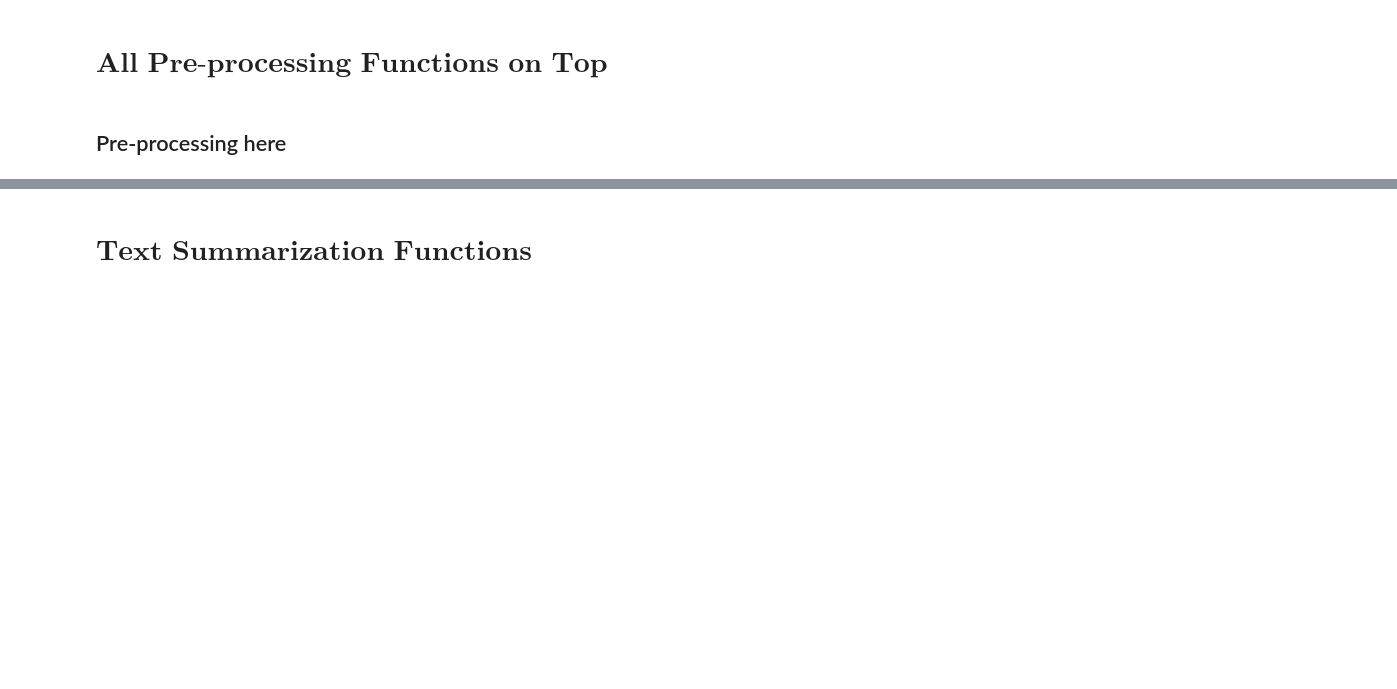
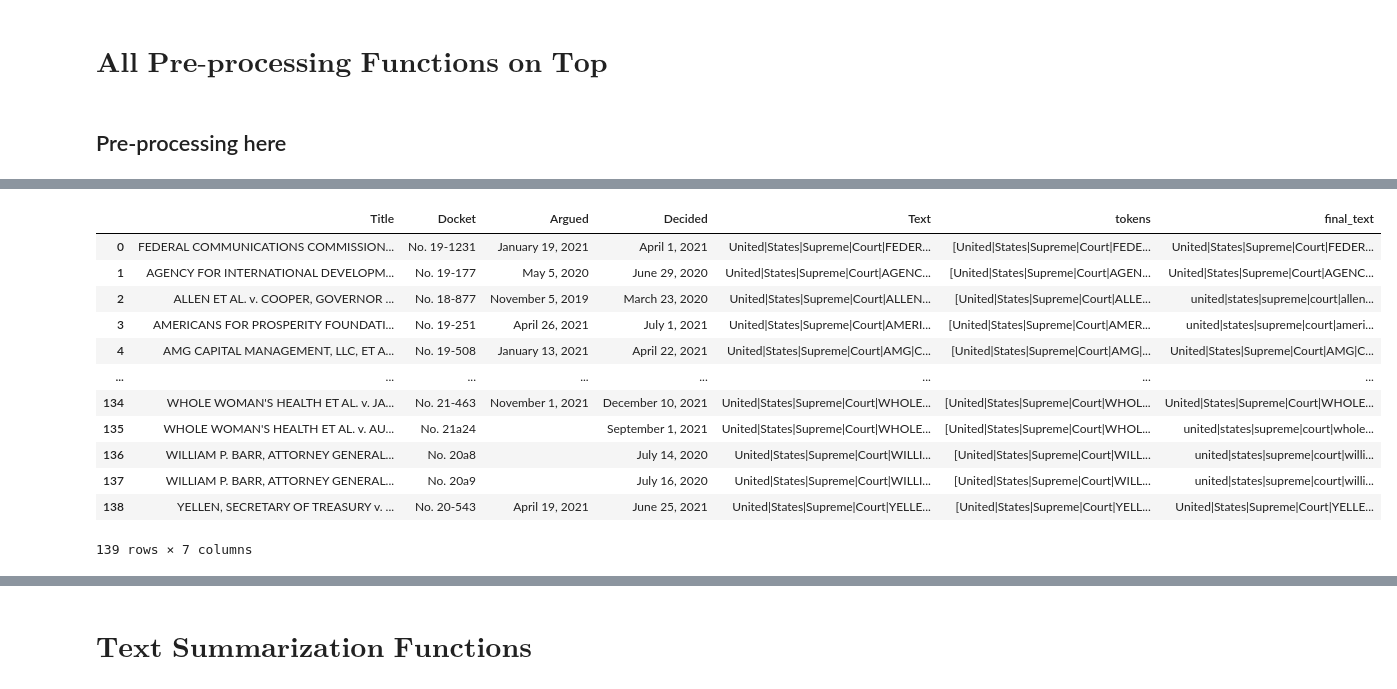
Before and after one commit to yufei-pan/Similar_legal_document_retrieval, a Jupyter notebook: pipeline_utils.ipynb, the cells around one changed output, grey strips where cells are left out. Drawn from its saved outputs; the diff is of its cells as text; code cells hidden in the pictures; blank space fills up the shorter version.

```diff
--- a/pipeline_utils.ipynb
+++ b/pipeline_utils.ipynb
@@ -119,2 +229,12 @@ df = read_data(path)
+# %%
+# read data
+path = 'data/2021.pkl.zst'
+df = read_data(path)
 # %% [markdown]
 ## Pre-processing here
+# %%
+df = preprocess(df)
+#split the processed text into tokens for further processing with pipes | as the combinator
+df['tokens'] = df['Text'].str.split()
+df['tokens'] = process_VS_data(df)['tokens']
+df['Text'] = df['tokens'].apply(lambda x: ' '.join(x))
@@ -120,0 +245,4 @@ df = read_data(path)
+# %%
+#apply nlp to the new text
+df['nlp'] = df['Text'].apply(lambda x: nlp(x))
+df['nlp']
@@ -121,12 +266,5 @@ df = read_data(path)
 # %%
-df = preprocess(df)
-#split the processed text into tokens for further processing with pipes | as the combinator
-df['tokens'] = df['Text'].str.split()
-df['tokens'] = process_VS_data(df)['tokens']
-df['tokens'] = tokenize_and_remove_stopwords(df)
-df['new_text'] = df['tokens'].apply(lambda x: ' '.join(x))
-#apply nlp to the new text
-df['nlp'] = df['new_text'].apply(lambda x: nlp(x))
+
 #for each nlp object, get lemma and pos
 df['lemma'] = df['nlp'].apply(lambda x: [token.lemma_ for token in x])
 # remove punctuations from lemma
@@ -137,0 +319,16 @@ df['final_text'] = df['final_text'].str.replace(r'\'s', '', regex=True)
+# %%
+df
+# %% [output]
+|  | Title | Docket | Argued | Decided | Text | tokens | final_text |
+| 0 | FEDERAL COMMUNICATIONS COMMISSION... | No. 19-1231 | January 19, 2021 | April 1, 2021 | United|States|Supreme|Court|FEDER... | [United|States|Supreme|Court|FEDE... | United|States|Supreme|Court|FEDER... |
+| 1 | AGENCY FOR INTERNATIONAL DEVELOPM... | No. 19-177 | May 5, 2020 | June 29, 2020 | United|States|Supreme|Court|AGENC... | [United|States|Supreme|Court|AGEN... | United|States|Supreme|Court|AGENC... |
+| 2 | ALLEN ET AL. v. COOPER, GOVERNOR ... | No. 18-877 | November 5, 2019 | March 23, 2020 | United|States|Supreme|Court|ALLEN... | [United|States|Supreme|Court|ALLE... | united|states|supreme|court|allen... |
+| 3 | AMERICANS FOR PROSPERITY FOUNDATI... | No. 19-251 | April 26, 2021 | July 1, 2021 | United|States|Supreme|Court|AMERI... | [United|States|Supreme|Court|AMER... | united|states|supreme|court|ameri... |
+| 4 | AMG CAPITAL MANAGEMENT, LLC, ET A... | No. 19-508 | January 13, 2021 | April 22, 2021 | United|States|Supreme|Court|AMG|C... | [United|States|Supreme|Court|AMG|... | United|States|Supreme|Court|AMG|C... |
+| ... | ... | ... | ... | ... | ... | ... | ... |
+| 134 | WHOLE WOMAN'S HEALTH ET AL. v. JA... | No. 21-463 | November 1, 2021 | December 10, 2021 | United|States|Supreme|Court|WHOLE... | [United|States|Supreme|Court|WHOL... | United|States|Supreme|Court|WHOLE... |
+| 135 | WHOLE WOMAN'S HEALTH ET AL. v. AU... | No. 21a24 |  | September 1, 2021 | United|States|Supreme|Court|WHOLE... | [United|States|Supreme|Court|WHOL... | united|states|supreme|court|whole... |
+| 136 | WILLIAM P. BARR, ATTORNEY GENERAL... | No. 20a8 |  | July 14, 2020 | United|States|Supreme|Court|WILLI... | [United|States|Supreme|Court|WILL... | united|states|supreme|court|willi... |
+| 137 | WILLIAM P. BARR, ATTORNEY GENERAL... | No. 20a9 |  | July 16, 2020 | United|States|Supreme|Court|WILLI... | [United|States|Supreme|Court|WILL... | united|states|supreme|court|willi... |
+| 138 | YELLEN, SECRETARY OF TREASURY v. ... | No. 20-543 | April 19, 2021 | June 25, 2021 | United|States|Supreme|Court|YELLE... | [United|States|Supreme|Court|YELL... | United|States|Supreme|Court|YELLE... |
+139 rows × 7 columns
```
Also changed, not shown: parts of 32 cells of this notebook, 2 other files.
